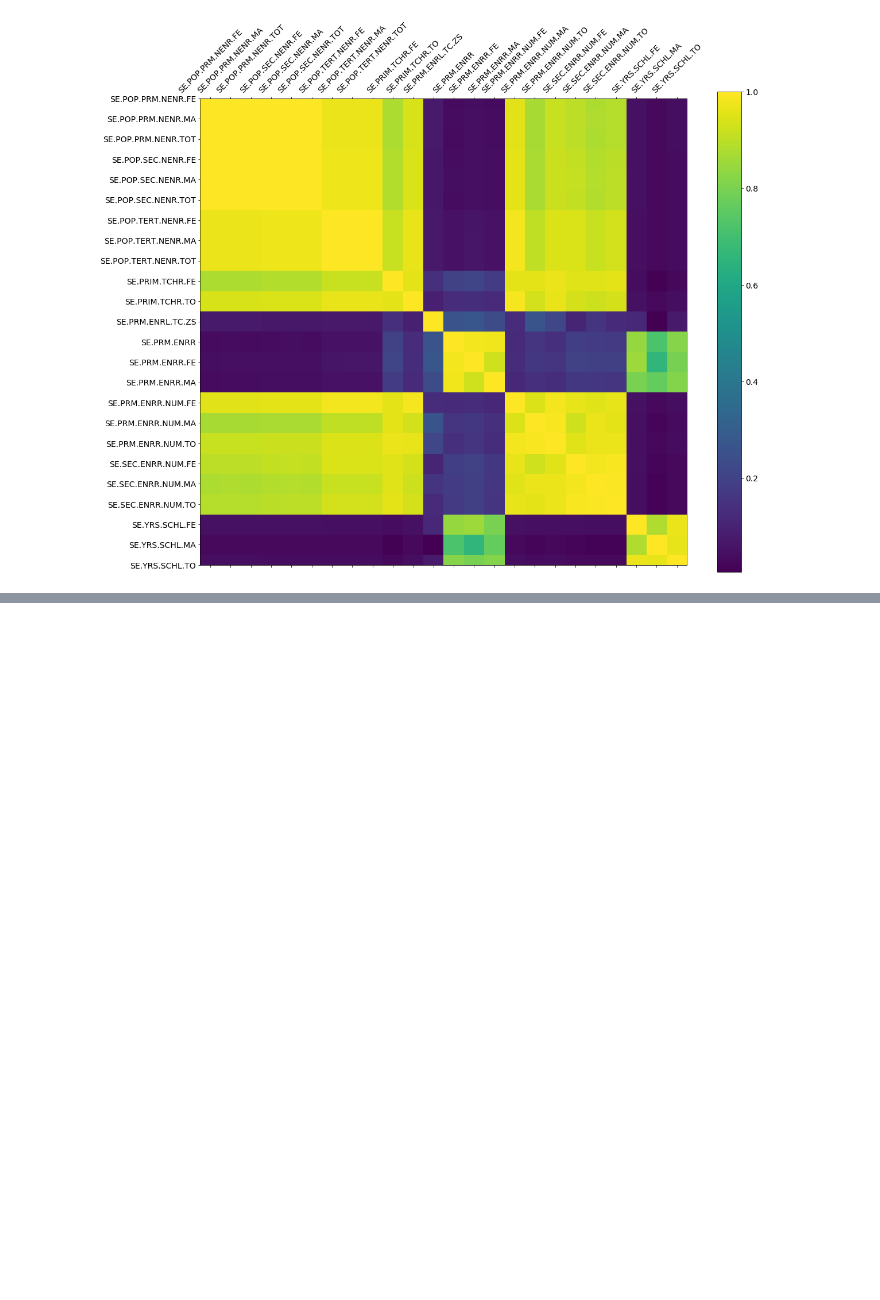
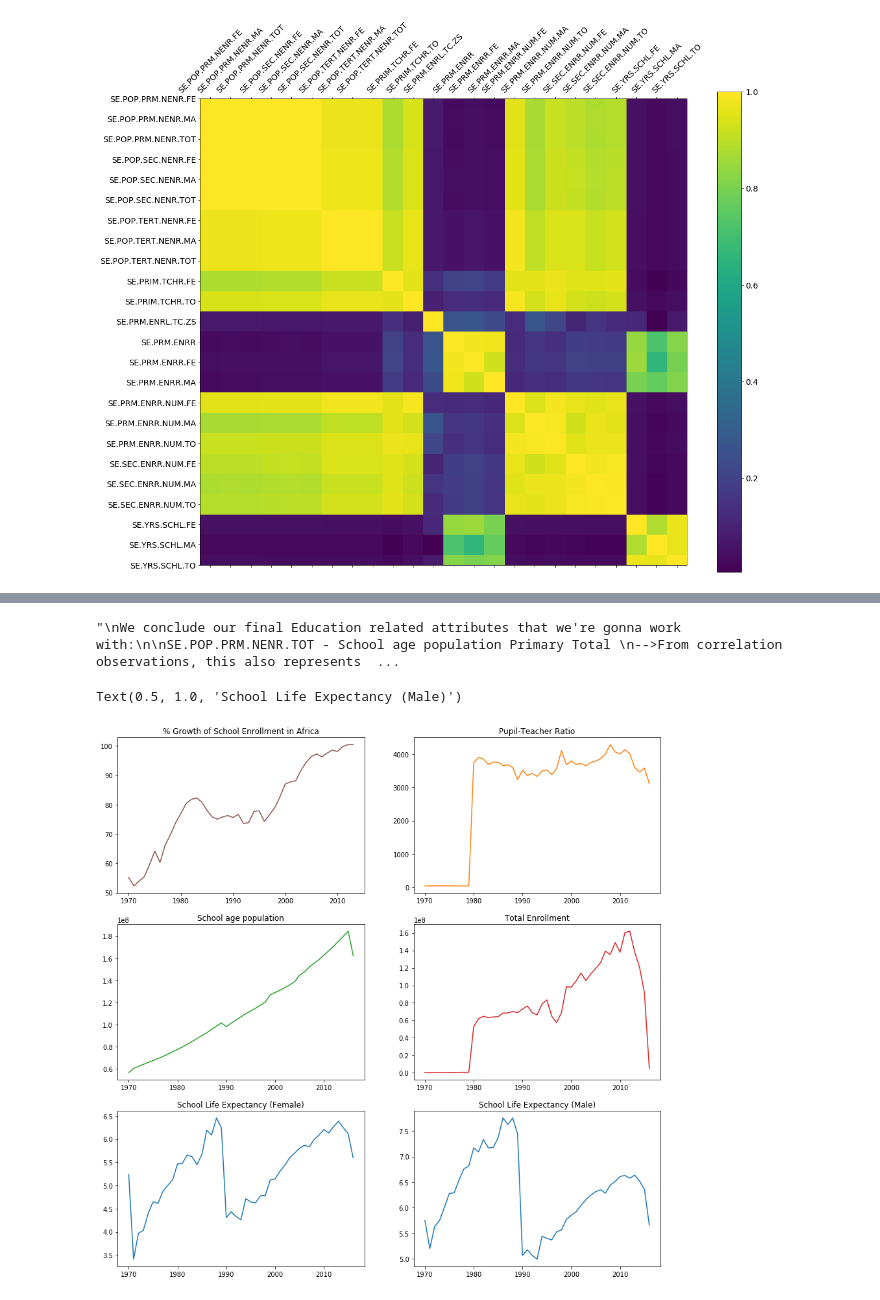
Before and after one commit to GhaliAmir/Education-In-Africa, a Jupyter notebook: Project.ipynb, the cells around one changed output, grey strips where cells are left out. Saved outputs shown, nothing was run; the diff lists cells and outputs as text; code cells hidden in the pictures; blank space fills up the shorter version.

```diff
--- a/Project.ipynb
+++ b/Project.ipynb
@@ -39,0 +54,4 @@ db_zero.head()
+# %%
+db_zero = db_zero_all_dates[db_zero_all_dates.Year < 2020]
+print(db_zero_all_dates.shape)
+db_zero.shape
@@ -219,0 +351,71 @@ corr_keep.style.background_gradient(cmap='coolwarm').set_precision(3)
+# %%
+'''
+We conclude our final Education related attributes that we're gonna work with:
+
+SE.POP.PRM.NENR.TOT - School age population Primary Total
+-->From correlation observations, this also represents the School age population for Secondary and Tertiaty.
+
+SE.PRM.ENRR.NUM.TO  - Enrollment in total primary, Total
+-->From correlation observations, this also represents the Enrollment in total for Secondary School as well as the number
+of (primary) school teachers.
+
+SE.PRM.ENRL.TC.ZS   - Pupil-teacher ratio, primary
+SE.PRM.ENRR         - School enrollment, primary (% gross)
+SE.YRS.SCHL.FE      - School Life Expectancy - Female (years)
+SE.YRS.SCHL.MA      - School Life Expectancy - Male (years)
+
+We let the School life expectancy for Females and Males separated because we found out they are not very correlated
+and hence can lead us to good/unexpected results.
+
+'''
+#How are School enrollment, primary (% gross) and Enrollment in total primary Total,not highly correlated ?!
+
+#Create new attribute from 2: enrollment % of school aged population =  SE.PRM.ENRR.NUM.TO / SE.POP.PRM.NENR.TOT
+
+#Plot all our final variables against each other for some specific country (region), across the "possible"
+#(where our data is complete) years.
+
+#Extract the social and economical growth variables, to see how they are related with education.
+
+#Answer some of the research questions
+
+#index?
+
+#plot colored maps of different regions/countries in Africa, selon les resultats trouvés.
+# %% [output]
+"\nWe conclude our final Education related attributes that we're gonna work with:\n\nSE.POP.PRM.NENR.TOT - School age population Primary Total \n-->From correlation observations, this also represents  ...
+# %%
+#Plots of chosen variables:
+
+db_afr_indexes = db_zero[['Country','Year','Indicator','Value']]
+db_afr_indexes = db_afr_indexes[db_afr_indexes.Country == 'AFR']
+
+
+fig, axs = plt.subplots(3, 2,figsize=(15,15))
+
+db_afr_ind_1 = db_afr_indexes[db_afr_indexes.Indicator == 'SE.PRM.ENRR']
+axs[0, 0].plot(db_afr_ind_1.Year,db_afr_ind_1.Value, 'tab:brown')
+axs[0, 0].set_title('% Growth of School Enrollment in Africa')
+
+db_afr_ind_2 = db_afr_indexes[db_afr_indexes.Indicator == 'SE.PRM.ENRL.TC.ZS']
+axs[0, 1].plot(db_afr_ind_2.Year,db_afr_ind_2.Value, 'tab:orange')
+axs[0, 1].set_title('Pupil-Teacher Ratio')
+
+db_afr_ind_3 = db_afr_indexes[db_afr_indexes.Indicator == 'SE.POP.PRM.NENR.TOT']
+axs[1, 0].plot(db_afr_ind_3.Year,db_afr_ind_3.Value, 'tab:green')
+axs[1, 0].set_title('School age population')
+
+db_afr_ind_4 = db_afr_indexes[db_afr_indexes.Indicator == 'SE.PRM.ENRR.NUM.TO']
+axs[1, 1].plot(db_afr_ind_4.Year,db_afr_ind_4.Value, 'tab:red')
+axs[1, 1].set_title('Total Enrollment')
+
+db_afr_ind_5 = db_afr_indexes[db_afr_indexes.Indicator == 'SE.YRS.SCHL.FE']
+axs[2, 0].plot(db_afr_ind_5.Year,db_afr_ind_5.Value)
+axs[2, 0].set_title('School Life Expectancy (Female)')
+
+db_afr_ind_6 = db_afr_indexes[db_afr_indexes.Indicator == 'SE.YRS.SCHL.MA']
+axs[2, 1].plot(db_afr_ind_6.Year,db_afr_ind_6.Value)
+axs[2, 1].set_title('School Life Expectancy (Male)')
+# %% [output]
+Text(0.5, 1.0, 'School Life Expectancy (Male)')
+[figure, added]
```
Also changed, not shown: parts of 32 cells of this notebook.
